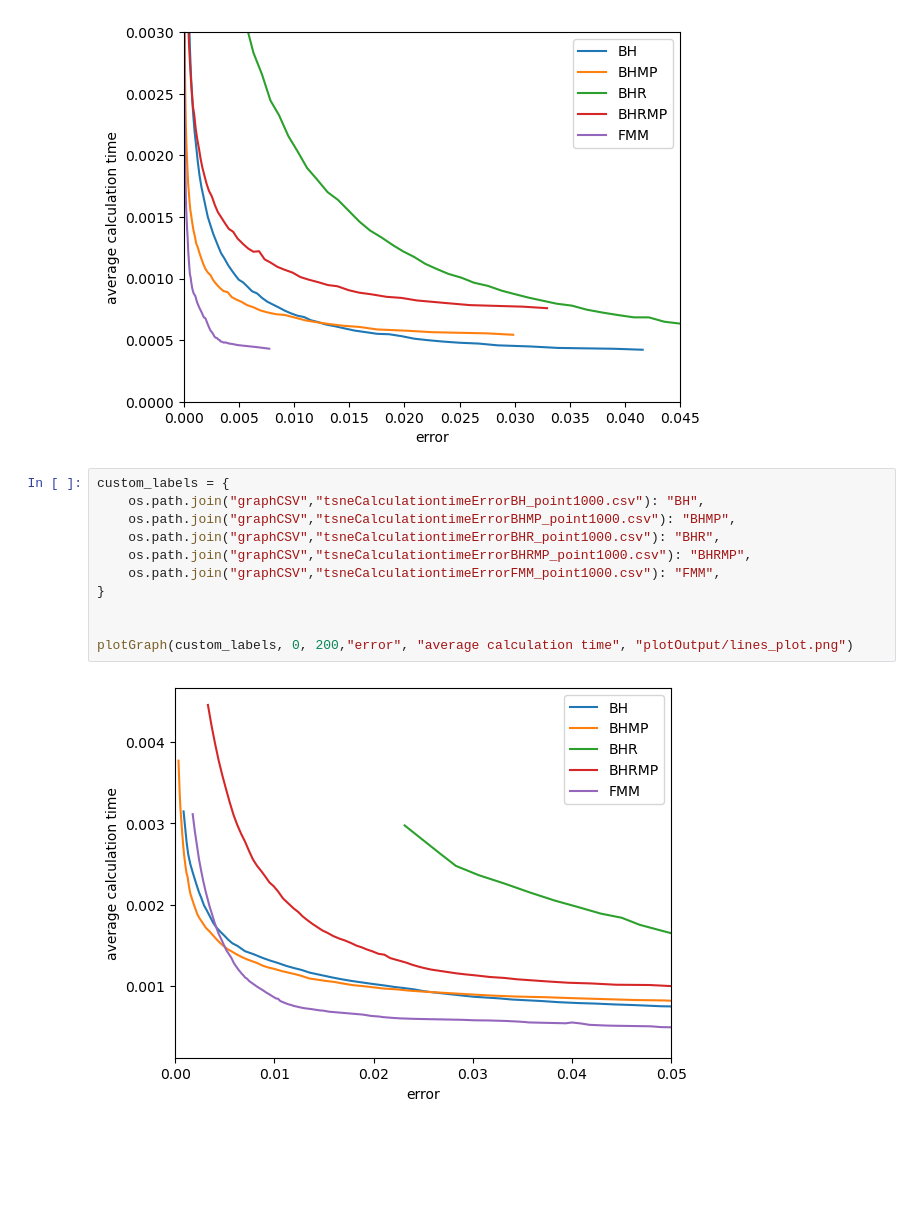
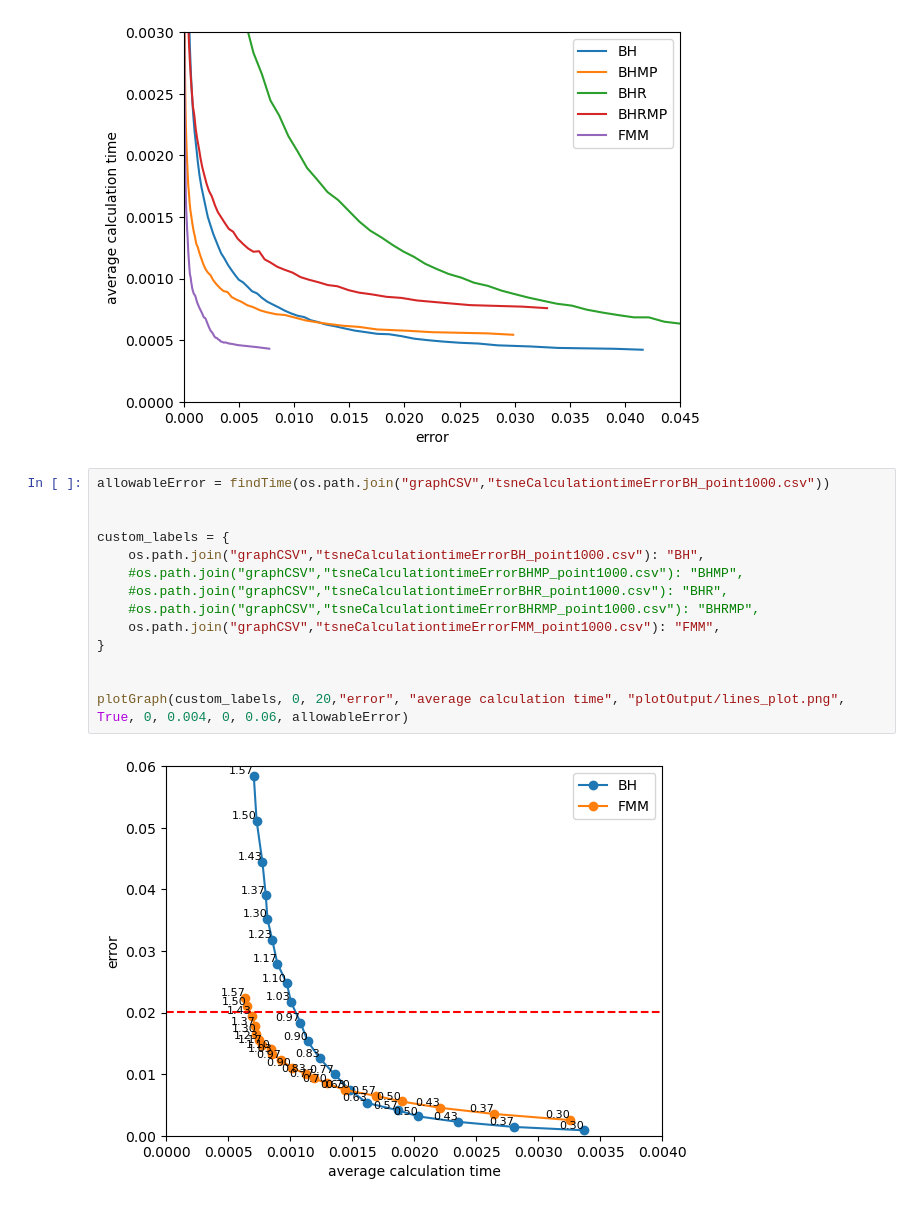
Before and after one commit to LucasFurer/MasterThesisLucas, a Jupyter notebook: grapher.ipynb, the cells around one changed output. Cells and saved outputs as stored; diff of their text form; blank space fills up the shorter version.

```diff
--- a/grapher.ipynb
+++ b/grapher.ipynb
@@ -122,15 +176,18 @@ plotGraph(custom_labels, 0, 55,"error", "average calculation time", "plotOutput/
 # %% [output]
 [figure]
 # %%
+allowableError = findTime(os.path.join("graphCSV","tsneCalculationtimeErrorBH_point1000.csv"))
+
+
 custom_labels = {
     os.path.join("graphCSV","tsneCalculationtimeErrorBH_point1000.csv"): "BH",
-    os.path.join("graphCSV","tsneCalculationtimeErrorBHMP_point1000.csv"): "BHMP",
-    os.path.join("graphCSV","tsneCalculationtimeErrorBHR_point1000.csv"): "BHR",
-    os.path.join("graphCSV","tsneCalculationtimeErrorBHRMP_point1000.csv"): "BHRMP",
+    #os.path.join("graphCSV","tsneCalculationtimeErrorBHMP_point1000.csv"): "BHMP",
+    #os.path.join("graphCSV","tsneCalculationtimeErrorBHR_point1000.csv"): "BHR",
+    #os.path.join("graphCSV","tsneCalculationtimeErrorBHRMP_point1000.csv"): "BHRMP",
     os.path.join("graphCSV","tsneCalculationtimeErrorFMM_point1000.csv"): "FMM",
 }
 
 
-plotGraph(custom_labels, 0, 200,"error", "average calculation time", "plotOutput/lines_plot.png")
+plotGraph(custom_labels, 0, 20,"error", "average calculation time", "plotOutput/lines_plot.png", True, 0, 0.004, 0, 0.06, allowableError)
 # %% [output]
-[figure, old version]
+[figure, new version]
```
Also changed, not shown: parts of 1 cell of this notebook, 23 other files.
